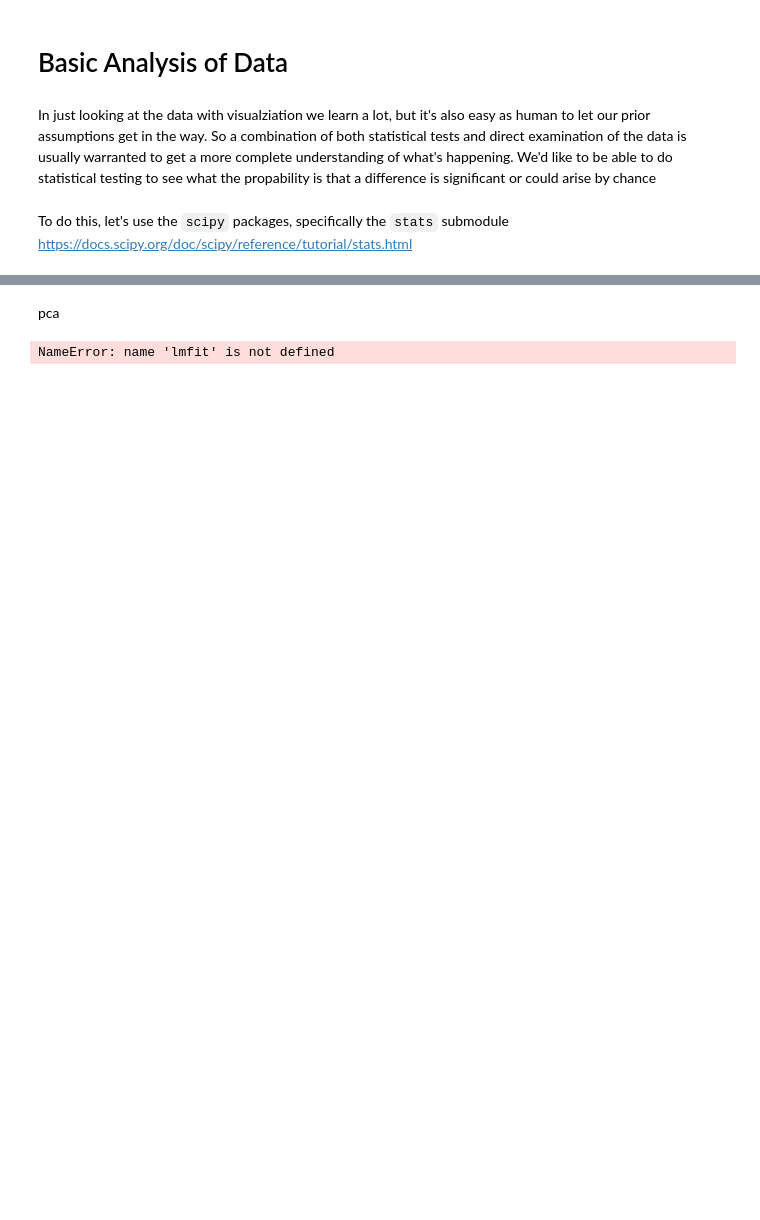
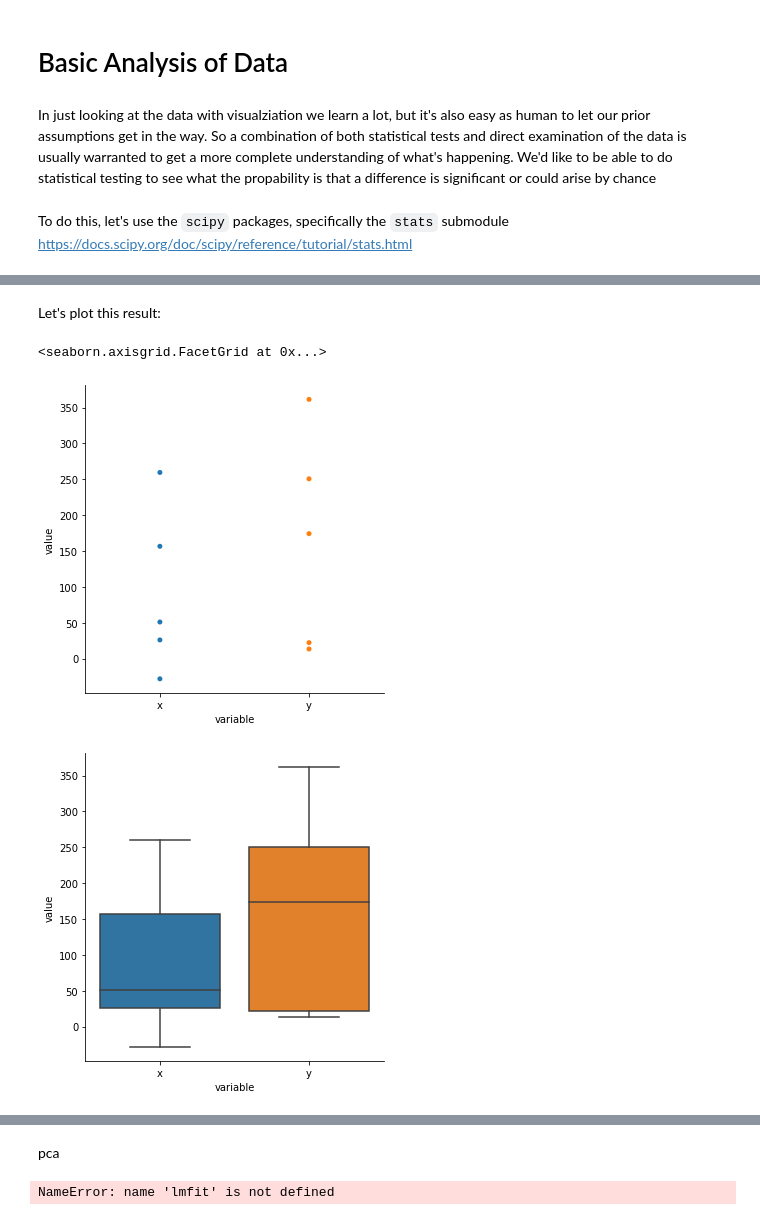
Before and after one commit to timplab/bcmb_bootcamp, a Jupyter notebook: day2/notebooks/analysis.ipynb, the cells around one changed output, grey strips where cells are left out. Cells and saved outputs as stored; diff of their text form; code cells hidden in the pictures; blank space fills up the shorter version.

```diff
--- a/day2/notebooks/analysis.ipynb
+++ b/day2/notebooks/analysis.ipynb
@@ -30,0 +31,9 @@ dists=pd.DataFrame(np.vstack((np.random.normal(100,100,5), np.random.normal(200,
+# %% [markdown]
+Let's plot this result:
+# %%
+sns.catplot(data=dists, x="variable", y="value", kind="swarm")
+sns.catplot(data=dists, x="variable", y="value", kind="box")
+# %% [output]
+<seaborn.axisgrid.FacetGrid at 0x...>
+[figure, added]
+[figure, added]
```
Also changed, not shown: parts of 38 cells of this notebook, 1 other file.
